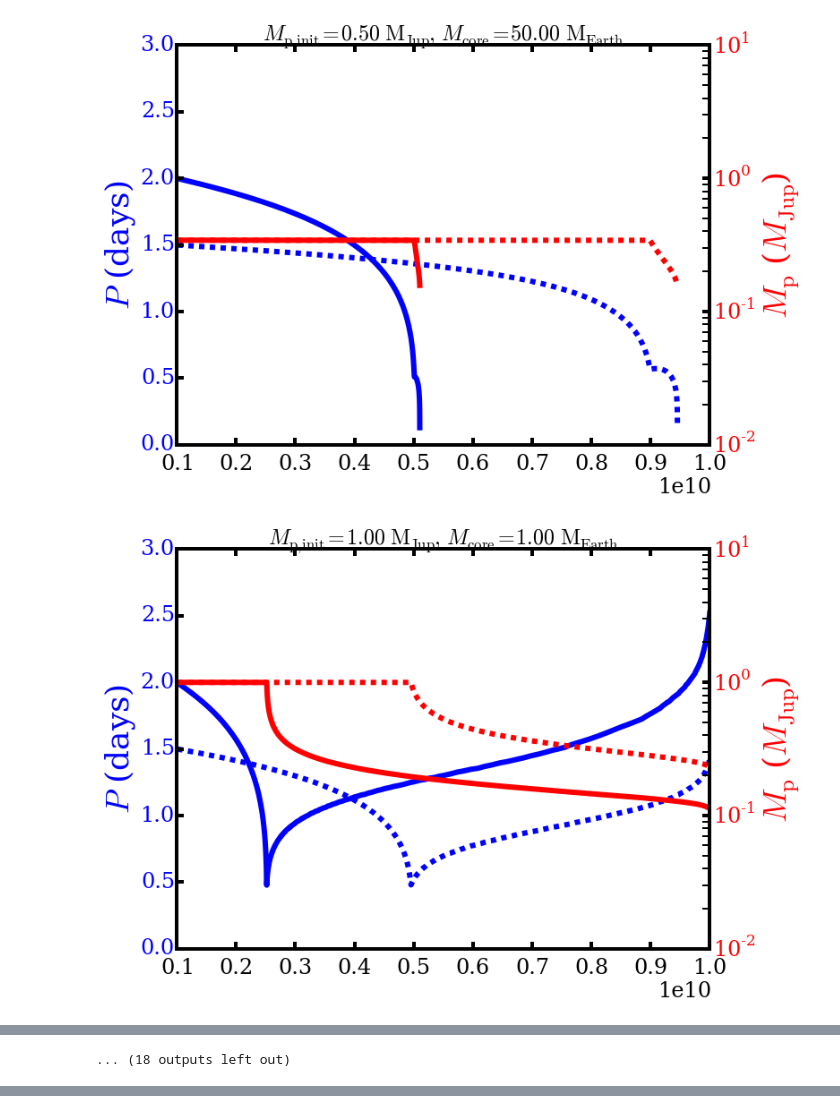
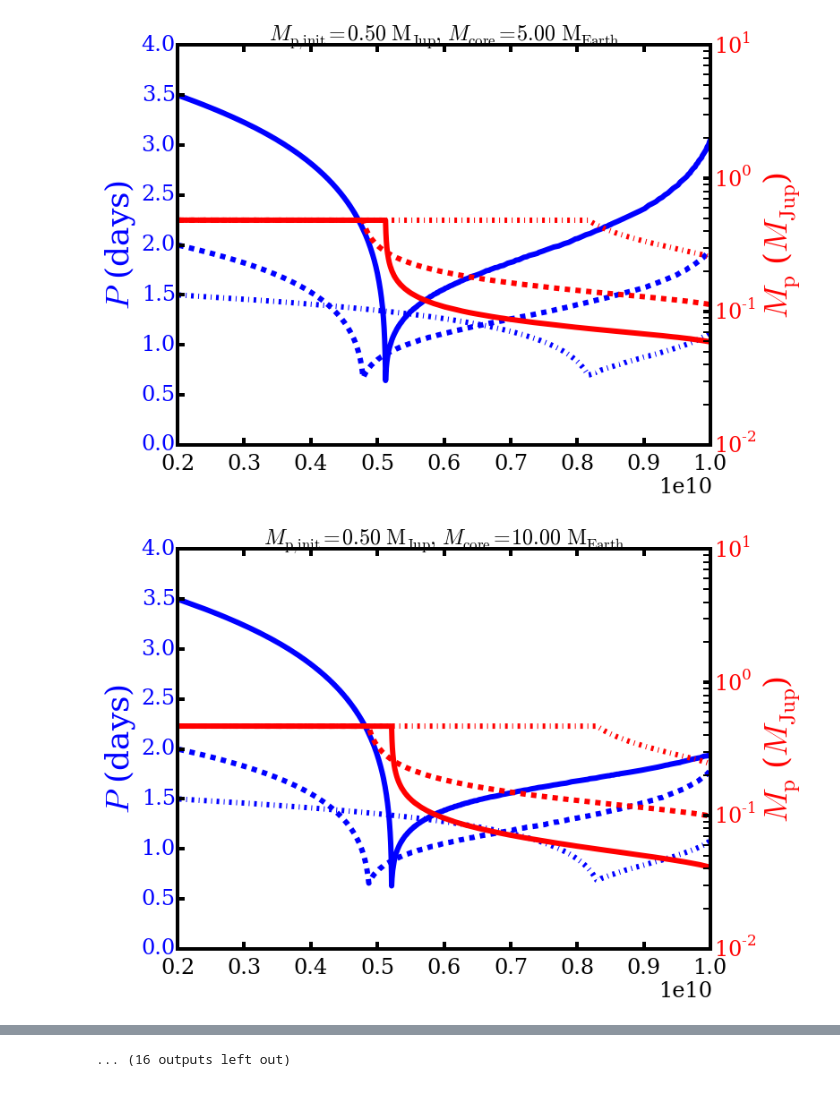
Before and after one commit to decaelus/CeMDA_tidal_evol, a Jupyter notebook: Make All Evolution Plots.ipynb, the cells around one changed output, grey strips where cells are left out. Saved outputs shown, nothing was run; the diff lists cells and outputs as text; code cells hidden in the pictures.

Commit message:
Added evolution grid plot

```diff
--- a/Make All Evolution Plots.ipynb
+++ b/Make All Evolution Plots.ipynb
@@ -9,9 +9,10 @@ from itertools import cycle
 import mesa_reader as ms
 from astropy.units import cds
 
-Msol_to_MJup = (cds.Msun.to('kg')/cds.Mjup.to('kg'))
+MSol_to_MJup = (cds.Msun.to('kg')/cds.Mjup.to('kg'))
+MEarth_to_MJup = (cds.Mgeo.to('kg')/cds.Mjup.to('kg'))
 # %%
-linecycler = cycle(["-","--"])
+linecycler = cycle(["-","--", "-."])
 
 planet_masses = [0.3, 0.5, 1., 3., 5., 10.]
 core_masses = [1., 3., 5., 10., 30., 50.]
@@ -21,21 +22,27 @@ for cur_planet_mass in planet_masses:
 
         files = glob.glob('MESA/RLO_calculations/Mpinit_%.2f*%.2f_ME*/binary_history.data' %
                           (cur_planet_mass, cur_core_mass))
-        if(len(files) == 2):
 
-            print(files)
+        if(len(files) >= 2):
+
             try:
-                qs6 = ms.MesaData(files[0])
-                qs7 = ms.MesaData(files[1])
+                qs5 = ms.MesaData(files[0])
+                qs6 = ms.MesaData(files[1])
+                qs7 = ms.MesaData(files[2])
             except:
                 continue
 
+#            print(files)
             fig = plt.figure(figsize=(8*4./3,8))
             ax1 = fig.add_subplot(111)
             ax2 = ax1.twinx()
 
             ax1.set_ylabel('$P$ (days)', color='b', fontsize=36)
             ax2.set_ylabel('$M_\mathrm{p}$ ($M_\mathrm{Jup}$)', color='r', fontsize=36)
+
+            ls = next(linecycler)
+            ax1.plot(qs5.data('age'), qs5.data('period_days'), ls=ls, color='b', lw=6)
+            ax2.semilogy(qs5.data('age'), qs5.data('star_1_mass')*Msol_to_MJup, ls=ls, color='r', lw=6)
 
             ls = next(linecycler)
             ax1.plot(qs6.data('age'), qs6.data('period_days'), ls=ls, color='b', lw=6)
@@ -45,8 +52,8 @@ for cur_planet_mass in planet_masses:
             ax1.plot(qs7.data('age'), qs7.data('period_days'), ls=ls, color='b', lw=6)
             ax2.semilogy(qs7.data('age'), qs7.data('star_1_mass')*Msol_to_MJup, ls=ls, color='r', lw=6)
 
-            ax1.set_ylim([0, 3])
-            ax1.set_xlim([1e9, 10e9])
+            ax1.set_ylim([0, 4])
+            ax1.set_xlim([2e9, 10e9])
             ax2.set_ylim([0.01, 10])
 
             ax1.grid('off')
@@ -60,6 +67,6 @@ for cur_planet_mass in planet_masses:
             plt.title("$M_{\\rm p, init} = %.2f\ {\\rm M_{Jup}},\ M_{\\rm core} = %.2f\ {\\rm M_{Earth}}$" %
                       (cur_planet_mass, cur_core_mass), fontsize=24)
 
-            fig.savefig('MESA/RLO_calculations/plots/Mpinit_%.2f_MJup_%.2f_ME_1_Gyr_old.eps'%
-                      (cur_planet_mass, cur_core_mass), dpi=1000, bbox_inches='tight')
+#             fig.savefig('MESA/RLO_calculations/plots/Mpinit_%.2f_MJup_%.2f_ME_2_Gyr_old.eps'%
+#                         (cur_planet_mass, cur_core_mass), dpi=1000, bbox_inches='tight')
 # %% [output]
@@ -90,2 +80,2 @@ for cur_planet_mass in planet_masses:
-[figure, old version]
+[figure, new version]
-[figure, old version]
+[figure, new version]
@@ -94 +83,0 @@ for cur_planet_mass in planet_masses:
-... (18 outputs left out)
@@ -94,0 +85 @@ for cur_planet_mass in planet_masses:
+... (16 outputs left out)
```
Also changed, not shown: parts of 2 cells of this notebook, 1 other file.
